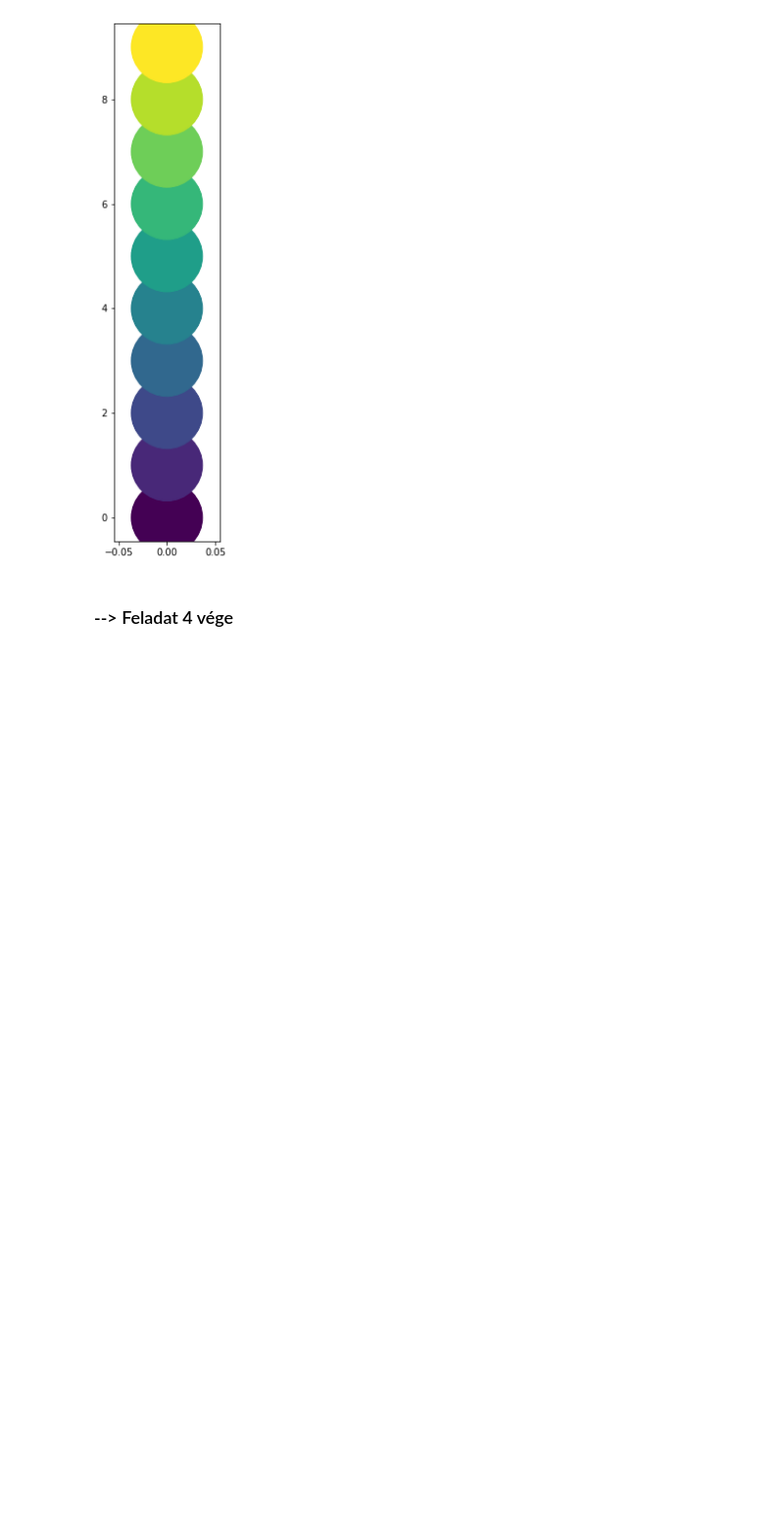
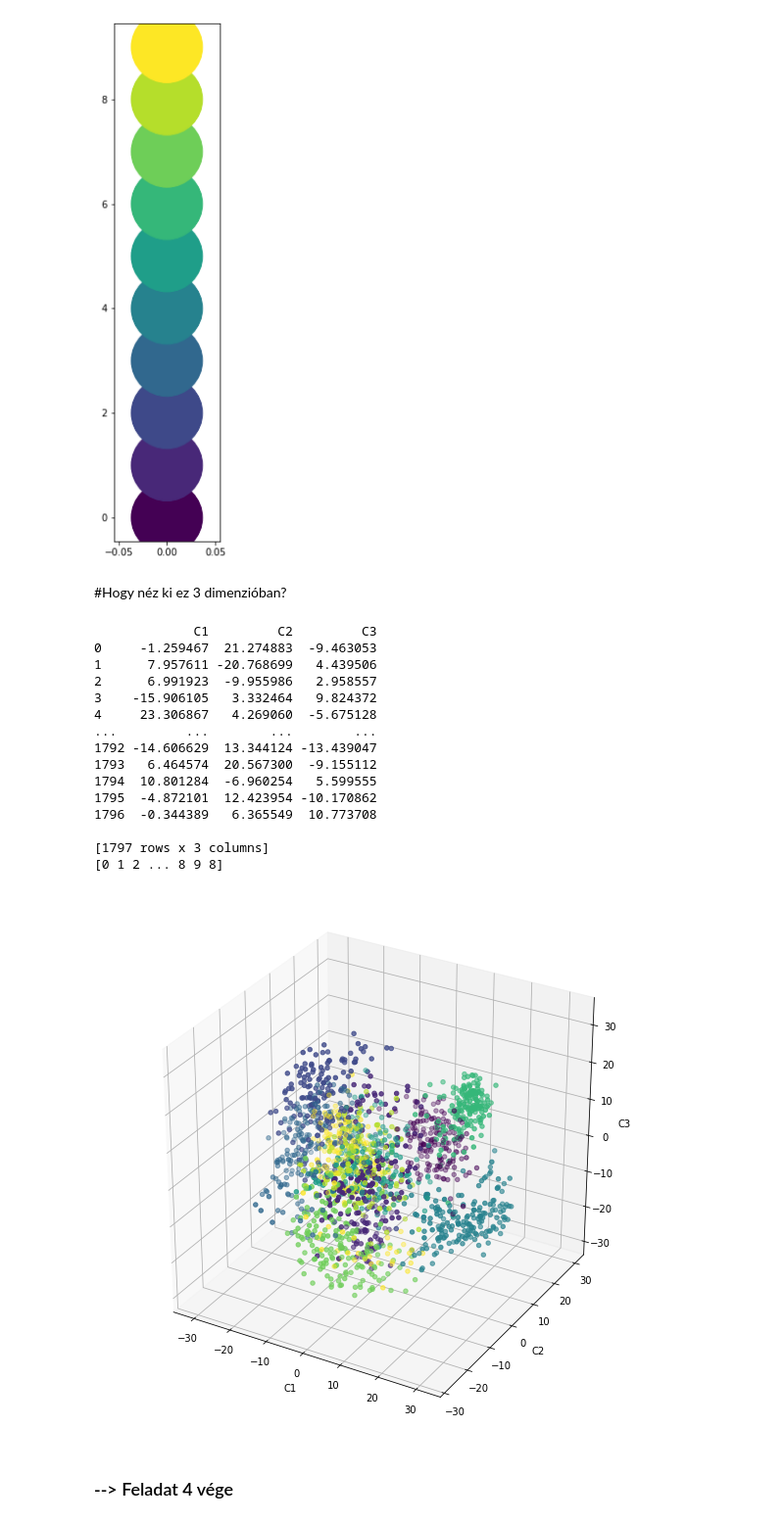
Before and after one commit to sipocz/Colab, a Jupyter notebook: Lineáris_transzformációk_handout.ipynb, the cells around one changed output. Shown at 98% size. Cells and saved outputs as stored; diff of their text form; code cells hidden in the pictures; blank space fills up the shorter version.

```diff
--- a/Lineáris_transzformációk_handout.ipynb
+++ b/Lineáris_transzformációk_handout.ipynb
@@ -657,6 +664,58 @@ plt.xlabel="asfa"
 [0 1 2 ... 8 9 8]
 [0, 1, 2, 3, 4, 5, 6, 7, 8, 9]
 [figure]
+# %% [markdown]
+#Hogy néz ki ez 3 dimenzióban?
+# %%
+# Hozzuk létre 3 dimenziós PCA modellt (n_components) egy tr_pca2 változóba!
+tr_pca3=PCA(n_components=3)
+# Tanítsuk be modellt a df_features adatokon, a transzformált adatokat helyezzük a df_pca2 változóba!
+df_pca3=tr_pca3.fit_transform(df_feature)
+# Írassuk ki a df_pca2 méretét a DataFrame.shape segítségével!
+out=pd.DataFrame(data=df_pca3,columns = ['C1', 'C2',"C3"])
+print(out)
+
+
+
+# Importáljuk be a pyplotot a matplotlib-ből plt néven!
+from matplotlib import pyplot as plt
+
+
+y=digits["target"]
+# Írassuk ki y-t!
+print(y)
+
+fig = plt.figure(figsize=(10,10))
+ax = fig.add_subplot(111, projection='3d')
+
+
+
+
+
+ax.scatter(out["C1"],out["C2"],out["C3"] , c=y, marker='o')
+
+ax.set_xlabel('C1')
+ax.set_ylabel('C2')
+ax.set_zlabel('C3')
+
+plt.show()
+# %% [output]
+             C1         C2         C3
+0     -1.259467  21.274883  -9.463053
+1      7.957611 -20.768699   4.439506
+2      6.991923  -9.955986   2.958557
+3    -15.906105   3.332464   9.824372
+4     23.306867   4.269060  -5.675128
+...         ...        ...        ...
+1792 -14.606629  13.344124 -13.439047
+1793   6.464574  20.567300  -9.155112
+1794  10.801284  -6.960254   5.599555
+1795  -4.872101  12.423954 -10.170862
+1796  -0.344389   6.365549  10.773708
+
+[1797 rows x 3 columns]
+[0 1 2 ... 8 9 8]
+[figure, added]
 # %% [markdown]
 ### --> Feladat 4 vége
 # %%
```
Also changed, not shown: parts of 3 cells of this notebook.
